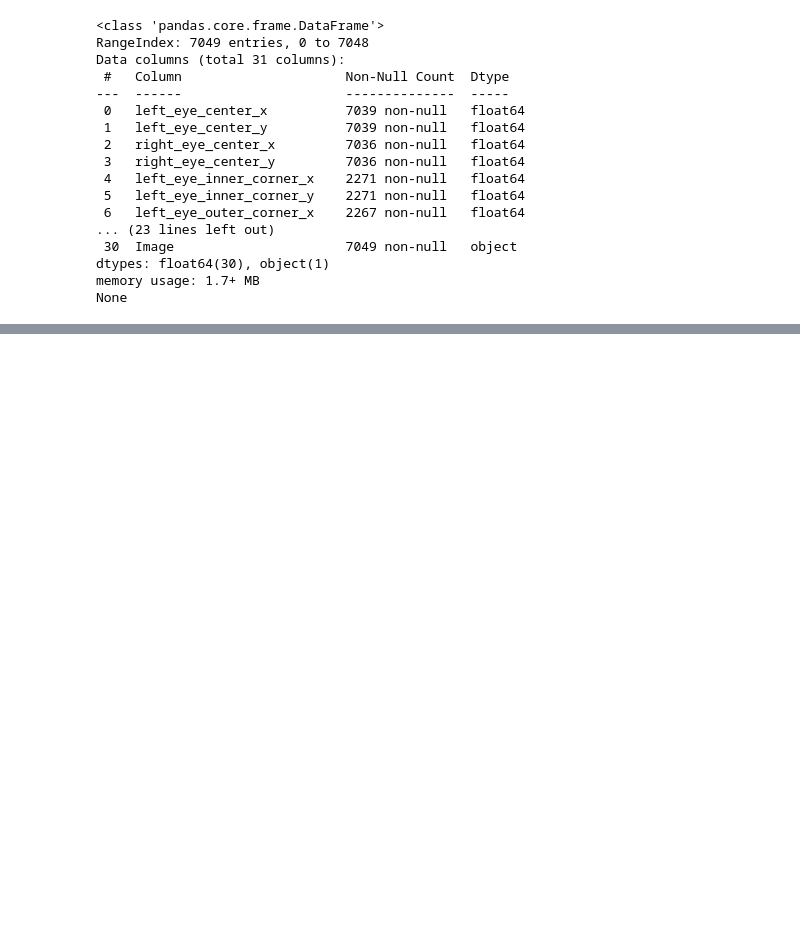
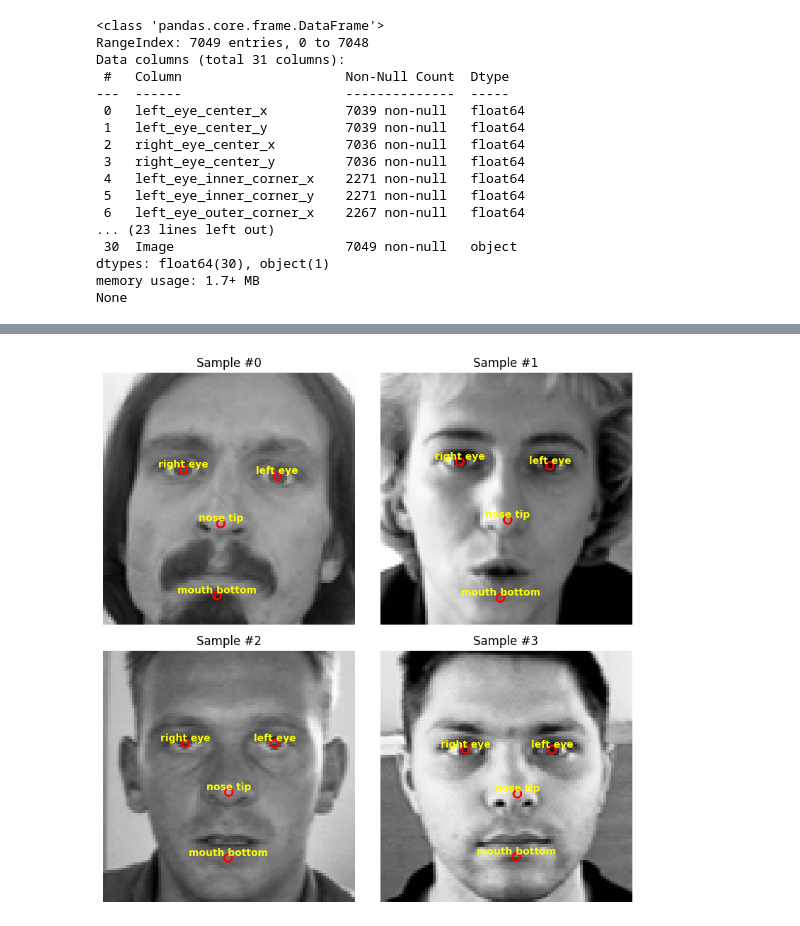
Before and after one commit to nickStanisic/FaceDetector, a Jupyter notebook: FaceDetector.ipynb, the cells around one changed output, grey strips where cells are left out. Saved outputs shown, nothing was run; the diff lists cells and outputs as text; code cells hidden in the pictures; blank space fills up the shorter version.

```diff
--- a/FaceDetector.ipynb
+++ b/FaceDetector.ipynb
@@ -79,0 +171,47 @@ plt.show()
+# %%
+# number of samples to show
+n_show = 4
+
+# taking landmarks from y_train and converting them to text
+landmarks = [
+    ("left eye",       0, 1),
+    ("right eye",      2, 3),
+    ("nose tip",       4, 5),
+    ("mouth bottom",   6, 7),
+]
+
+fig, axes = plt.subplots(2, 2, figsize=(8, 8))
+axes = axes.flatten()
+
+#loop over images
+for i in range(n_show):
+    ax = axes[i]
+    img = x_train[i]
+
+    #all images are greyscale
+    ax.imshow(img, cmap='gray')
+
+    ax.axis('off')
+    ax.set_title(f"Sample #{i}")
+
+    # overlay each landmark
+    for name, xi, yi in landmarks:
+        x, y = y_train[i, xi], y_train[i, yi]
+        ax.scatter(x, y,
+                   marker='o',
+                   s=60,
+                   facecolors='none',
+                   edgecolors='red',
+                   linewidths=2)
+        ax.text(x, y,
+                name,
+                color='yellow',
+                fontsize=10,
+                ha='center',
+                va='bottom',
+                weight='bold')
+
+plt.tight_layout()
+plt.show()
+# %% [output]
+[figure, added]
```
Also changed, not shown: parts of 13 cells of this notebook.
